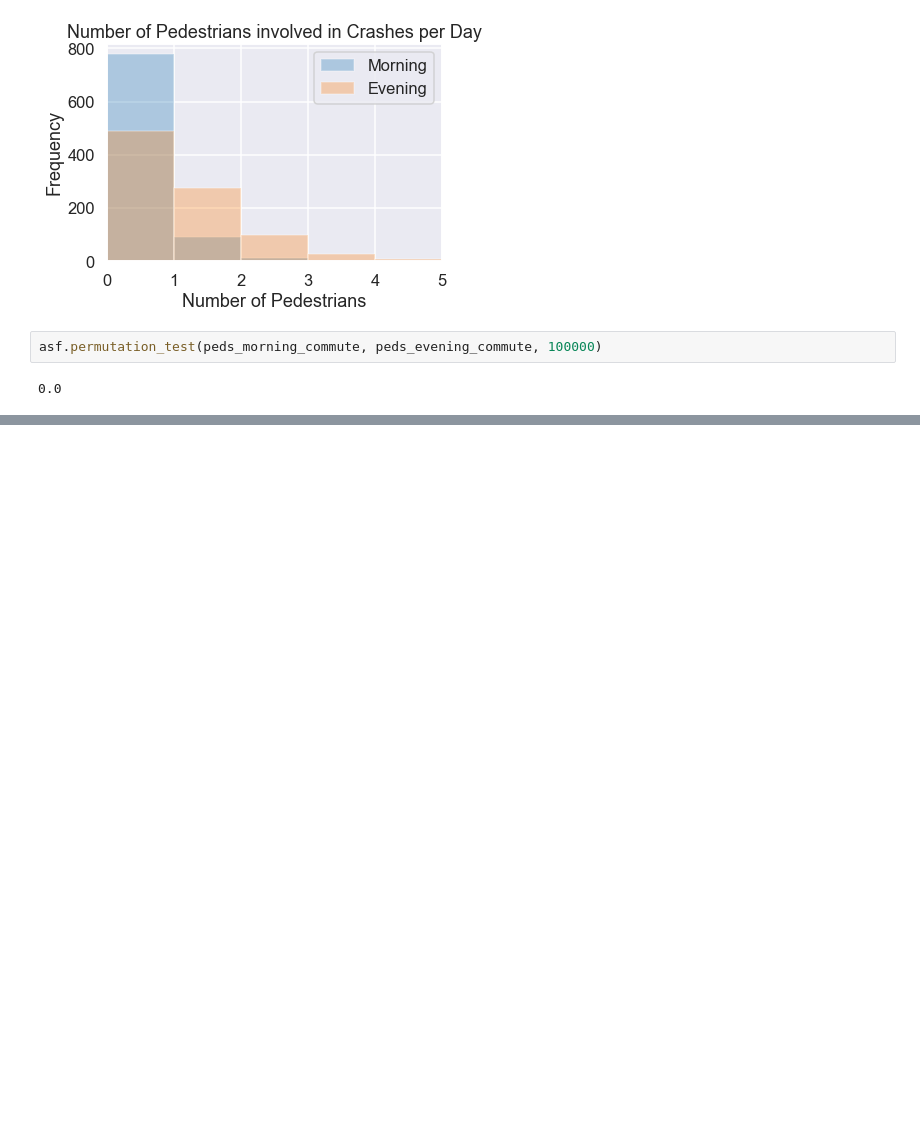
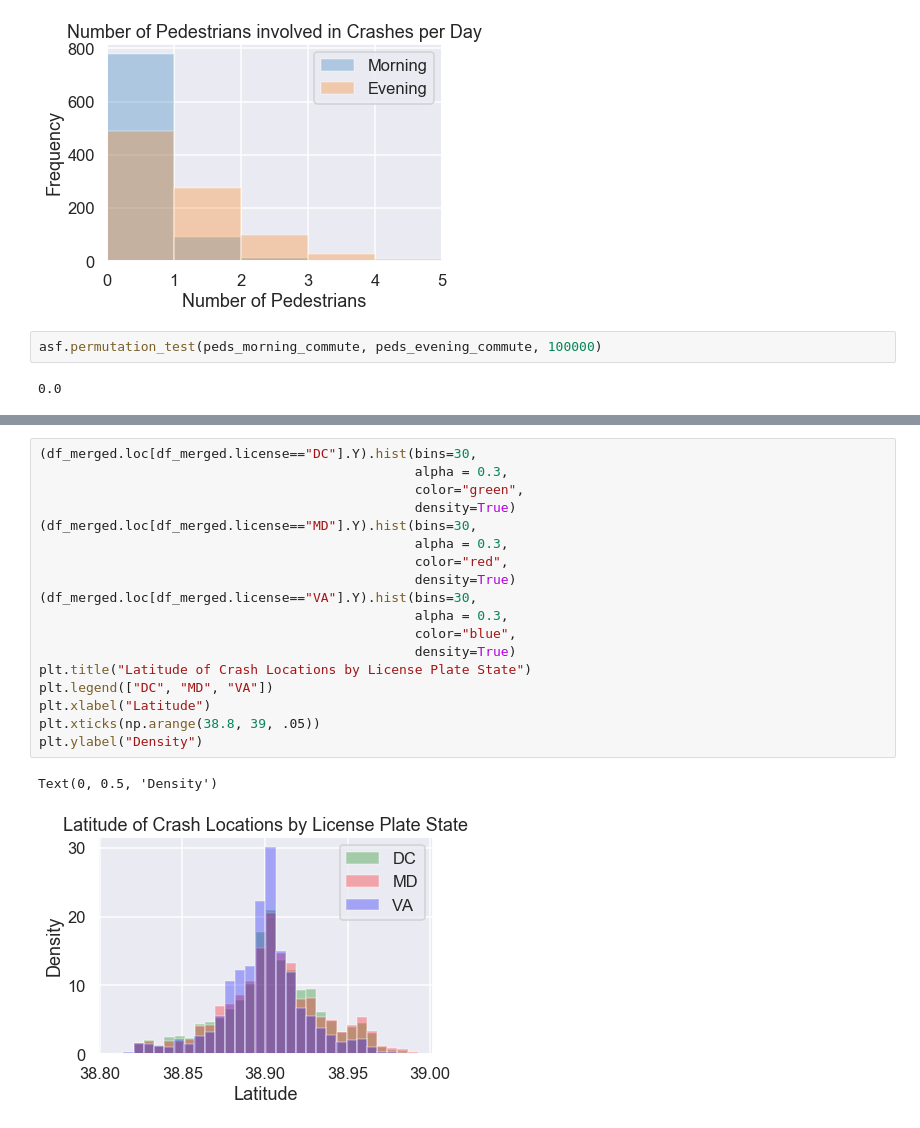
Before and after one commit to aschams/FlatironProject3, a Jupyter notebook: DC_Crashes.ipynb, the cells around one changed output, grey strips where cells are left out. Drawn from its saved outputs; the diff is of its cells as text; blank space fills up the shorter version.

```diff
--- a/DC_Crashes.ipynb
+++ b/DC_Crashes.ipynb
@@ -254,0 +312,21 @@ asf.permutation_test(peds_morning_commute, peds_evening_commute, 100000)
+# %%
+(df_merged.loc[df_merged.license=="DC"].Y).hist(bins=30,
+                                                alpha = 0.3,
+                                                color="green",
+                                                density=True)
+(df_merged.loc[df_merged.license=="MD"].Y).hist(bins=30,
+                                                alpha = 0.3,
+                                                color="red",
+                                                density=True)
+(df_merged.loc[df_merged.license=="VA"].Y).hist(bins=30,
+                                                alpha = 0.3,
+                                                color="blue",
+                                                density=True)
+plt.title("Latitude of Crash Locations by License Plate State")
+plt.legend(["DC", "MD", "VA"])
+plt.xlabel("Latitude")
+plt.xticks(np.arange(38.8, 39, .05))
+plt.ylabel("Density")
+# %% [output]
+Text(0, 0.5, 'Density')
+[figure, added]
```
Also changed, not shown: parts of 19 cells of this notebook.
